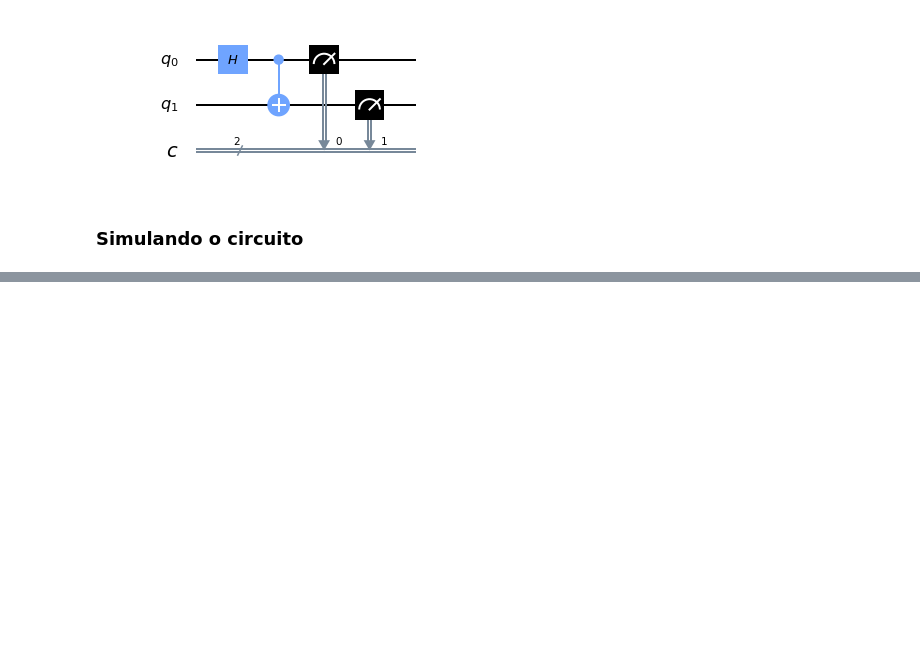
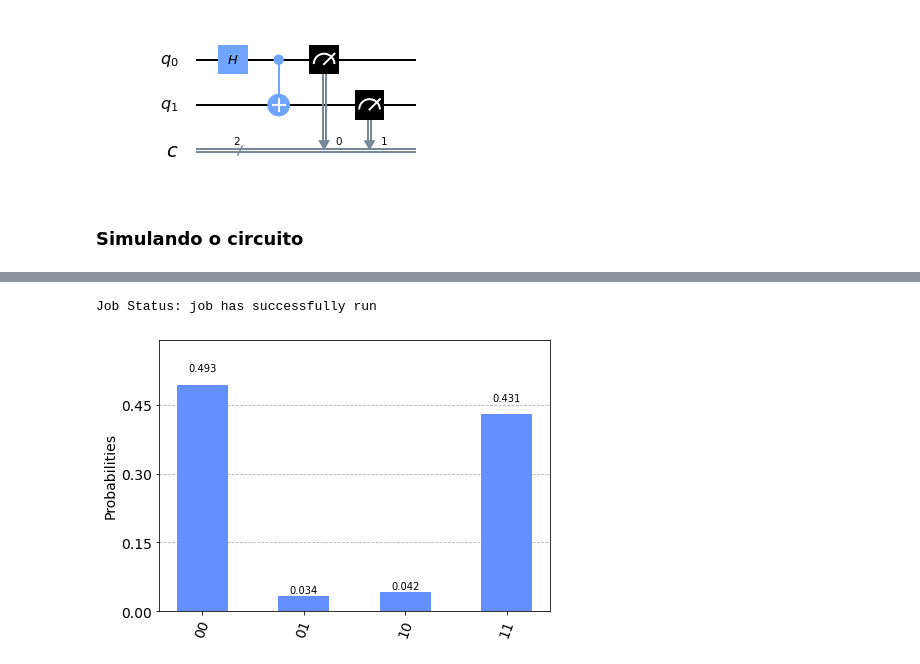
Before and after one commit to pedroripper/qiskit_tutoriais, a Jupyter notebook: Qiskit-tutorial#02.ipynb, the cells around one changed output, grey strips where cells are left out. Saved outputs shown, nothing was run; the diff lists cells and outputs as text; code cells hidden in the pictures; blank space fills up the shorter version.

```diff
--- a/Qiskit-tutorial#02.ipynb
+++ b/Qiskit-tutorial#02.ipynb
@@ -81,0 +87,37 @@ IBMQ.load_account()
+# %%
+# Agora precisamos inicializar a variável de provider que vai ser responsável por ter o acesso a
+# um dos computadores quanticos da IBM
+
+provedor = IBMQ.get_provider('ibm-q')
+# %%
+# Podemos agora escolher um dos computadores disponíveis da IBM para podermos rodar nosso circuito
+
+computadorQuantico = provedor.get_backend('ibmq_16_melbourne')
+# %%
+# Para simular no nosso próprio computado tivemos que usar
+# " execute(circuitoQuantico, backend = simulador) "
+# Agora vamos ter que fazer algo similar
+
+executar = execute(circuitoQuantico, backend=computadorQuantico)
+# %%
+# Depois de rodar o comando " execute(circuitoQuantico, backend=computadorQuantico).result() "
+# o nosso circuito entra numa fila do computador da IBM que escolhemos roda. Como se fosse uma
+# lista de pedidos num restaurante para o cozinheiro preparar.
+
+# Podemos checar o status do nosso "pedido" chamando o job_monitor
+
+from qiskit.tools.monitor import job_monitor
+
+job_monitor(executar)
+# %% [output]
+Job Status: job has successfully run
+# %%
+# Para pegar o resultado do circuito fazemos o seguinte
+
+resultado = executar.result()
+# %%
+# Da mesma forma como na simulação no próprio computador podemos exibir os resultados num histograma
+
+plot_histogram(resultado.get_counts(circuitoQuantico))
+# %% [output]
+[figure, added]
```
Also changed, not shown: parts of 5 cells of this notebook.
